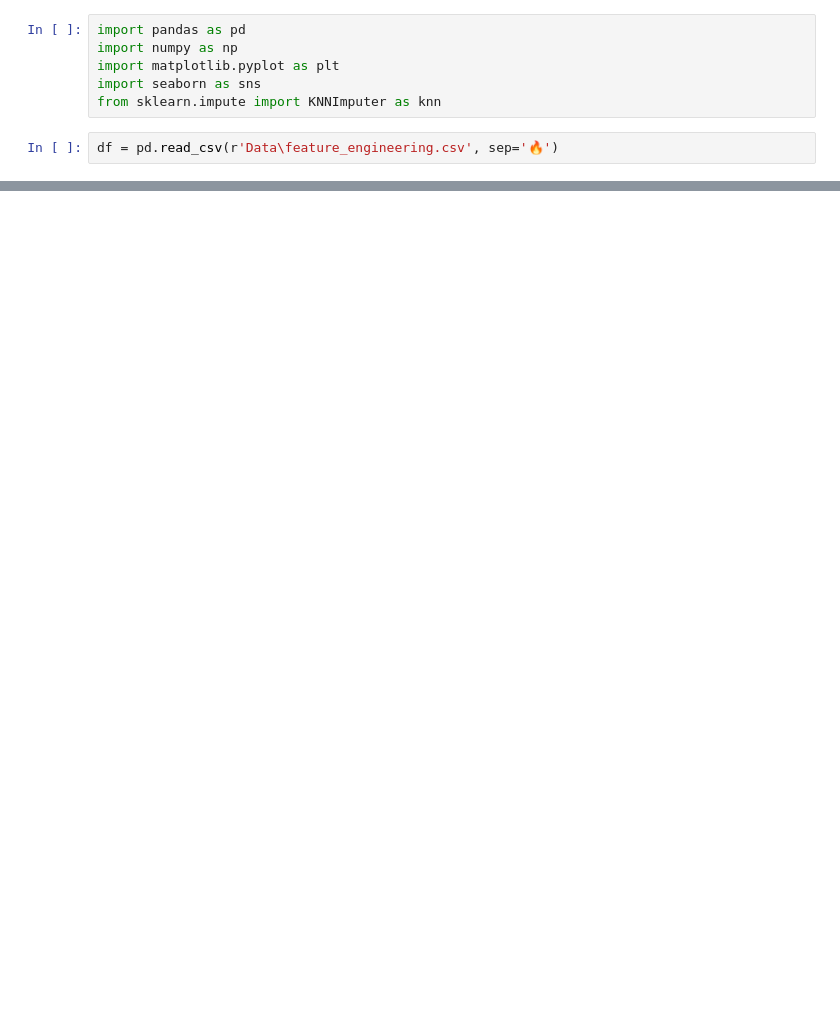
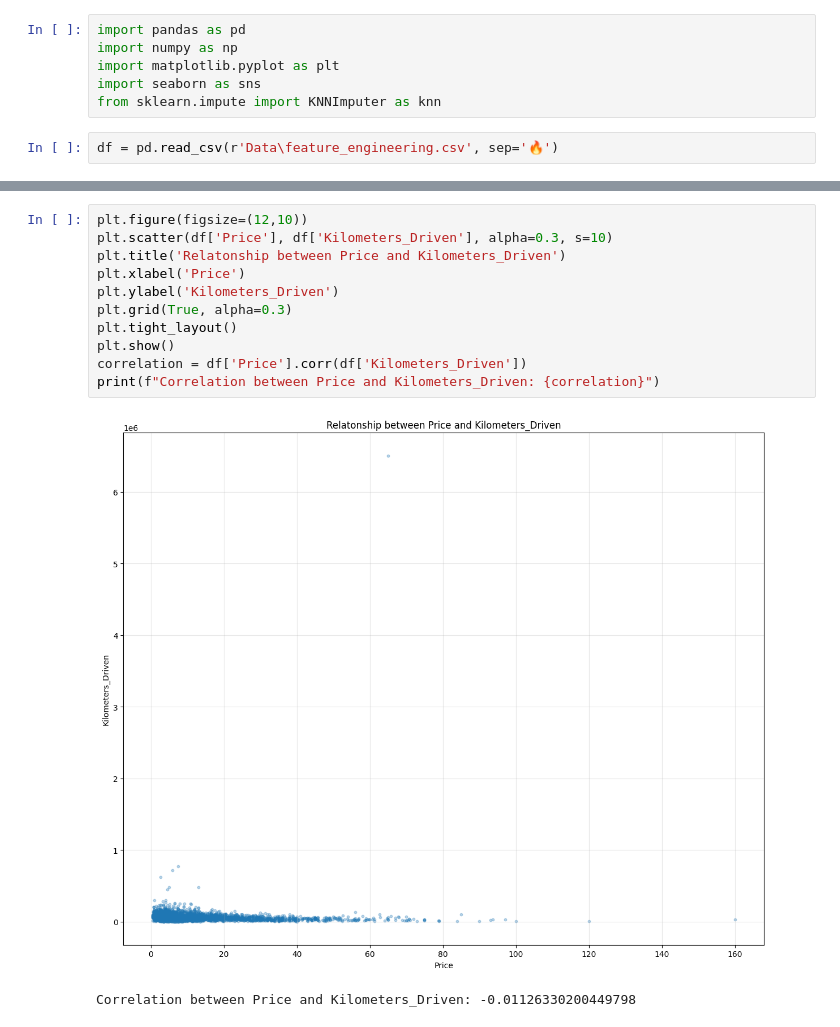
Before and after one commit to 37-haris/Car_Price, a Jupyter notebook: Feature.ipynb, the cells around one changed output, grey strips where cells are left out. Cells and saved outputs as stored; diff of their text form; blank space fills up the shorter version.

```diff
--- a/Feature.ipynb
+++ b/Feature.ipynb
@@ -26,0 +55,14 @@ df.drop()
+# %%
+plt.figure(figsize=(12,10))
+plt.scatter(df['Price'], df['Kilometers_Driven'], alpha=0.3, s=10)
+plt.title('Relatonship between Price and Kilometers_Driven')
+plt.xlabel('Price')
+plt.ylabel('Kilometers_Driven')
+plt.grid(True, alpha=0.3)
+plt.tight_layout()
+plt.show()
+correlation = df['Price'].corr(df['Kilometers_Driven'])
+print(f"Correlation between Price and Kilometers_Driven: {correlation}")
+# %% [output]
+[figure, added]
+Correlation between Price and Kilometers_Driven: -0.01126330200449798
```
Also changed, not shown: parts of 32 cells of this notebook, 3 other files.
